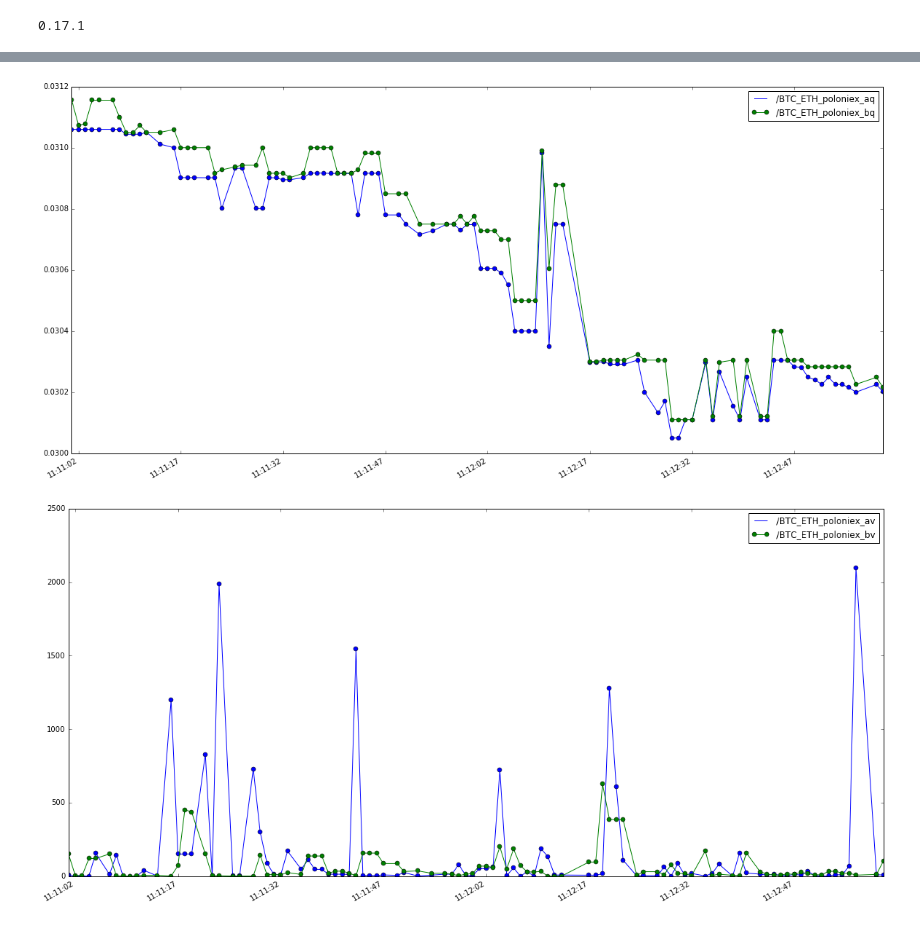
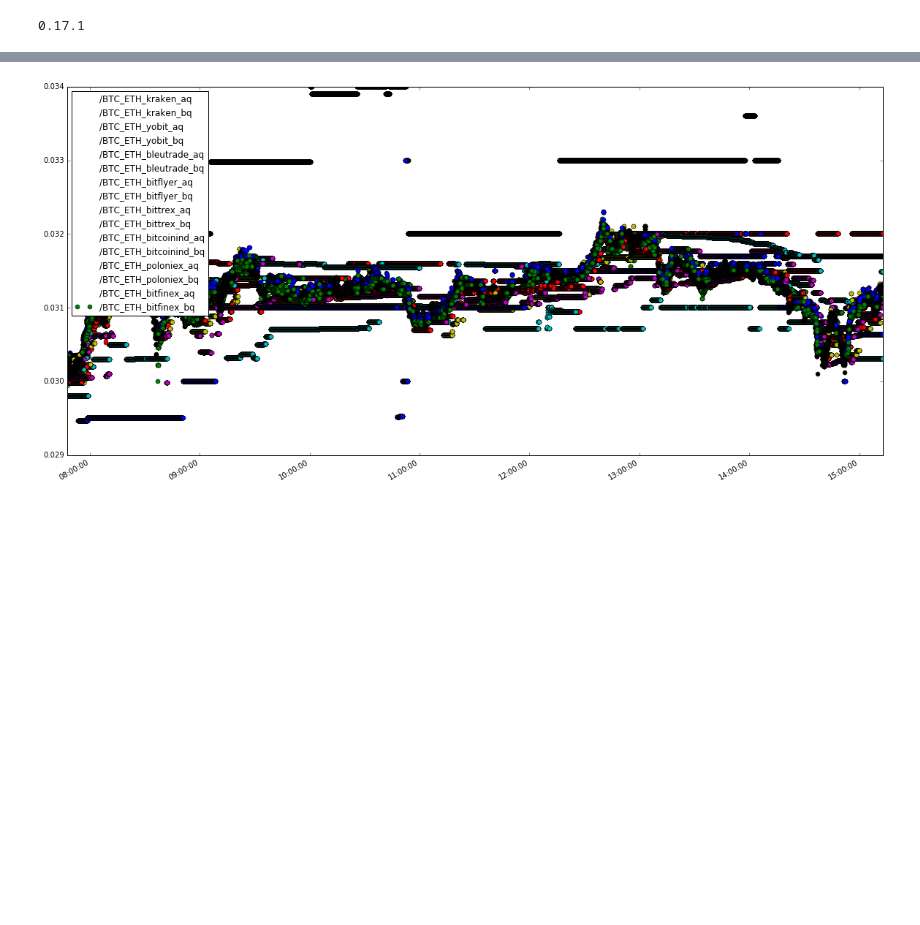
Before and after one commit to portfolioscout/tf, a Jupyter notebook: nb/deptharb.ipynb, the cells around one changed output, grey strips where cells are left out. Saved outputs shown, nothing was run; the diff lists cells and outputs as text; code cells hidden in the pictures; blank space fills up the shorter version.

Commit message:
plot

```diff
--- a/nb/deptharb.ipynb
+++ b/nb/deptharb.ipynb
@@ -14,7 +14,7 @@ import pandas.io.data as web
 import matplotlib.pyplot as plt
 import multiprocessing as mp
 %matplotlib inline
-ff='depth11'
+ff='depth15'
 filename='source/'+ff+'.hd5'
 path='data/'+ff+'_r.hd5'
 print pd.__version__
@@ -73,7 +73,7 @@ def dedupIdx(idx):
 
 def getDataFrame(group):
     idx = getIndex(group)
-    idx=pd.to_datetime(idx,unit='s')
+    idx=pd.to_datetime(idx,unit='ms')
     #idx=dedupIdx(idx)
     columns = getColumns(group)
     tables= getTables(group)['block0_values']
@@ -149,38 +160,38 @@ plotTrades(rtLim=200,exchanges=['bitflyer_bittrex'],dtFrom='2016-05-18 14:30:00'
 # %%
 def plotQuotes(pair='/BTC_ETH',exchanges=[],dtFrom=None,dtTo=None,rtLim=300.0):
     #from :'2016-05-14 02:00:00'
     #to '2016-05-14 02:12:00'
     dfs=getDataFrames(h5)
     fig, axs1 = plt.subplots(1,1,figsize=figsize)
     fig, axs2 = plt.subplots(1,1,figsize=figsize)
     fig, axs3 = plt.subplots(1,1,figsize=figsize)
     for n in dfs.keys():
         cols = list(dfs[n].columns.values)
         if len([c for c in cols if c == 'aq']) <=0:
             continue
 
         if not n.startswith(pair):
             continue
         f=[e for e in exchanges if n.find(e)!=-1]
         if len(exchanges)!=0 and len(f)==0:
             continue
         df=dfs[n].query('rt < '+str(rtLim))
         aq=df['aq'].loc[dtFrom:dtTo]
         bq=df['bq'].loc[dtFrom:dtTo]
         av=df['av'].loc[dtFrom:dtTo]
         bv=df['bv'].loc[dtFrom:dtTo]
 
         rt=df['rt'].loc[dtFrom:dtTo]
 
-        aq.plot(ax=axs1,figsize=figsize,label=n+'_aq',legend=True,marker='o')
-        bq.plot(ax=axs1,figsize=figsize,label=n+'_bq',legend=True,marker='o')
-        av.plot(ax=axs2,figsize=figsize,label=n+'_av',legend=True,marker='o')
-        bv.plot(ax=axs2,figsize=figsize,label=n+'_bv',legend=True,marker='o')
-        rt.plot(ax=axs3,figsize=figsize,label=n+'_rt',legend=True,marker='o')
+        if aq.size >0:
+            aq.plot(ax=axs1,figsize=figsize,label=n+'_aq',legend=True,marker='o',ls='')
+            bq.plot(ax=axs1,figsize=figsize,label=n+'_bq',legend=True,marker='o',ls='')
+            av.plot(ax=axs2,figsize=figsize,label=n+'_av',legend=True,marker='o',ls='')
+            bv.plot(ax=axs2,figsize=figsize,label=n+'_bv',legend=True,marker='o',ls='')
+            rt.plot(ax=axs3,figsize=figsize,label=n+'_rt',legend=True,marker='o',ls='')
 
 #plotQuotes(exchanges=['kraken'],dtFrom='2016-05-14 04:20:25')
 #plotQuotes(exchanges=['poloniex'],dtFrom='2016-05-15 19:11:00',dtTo='2016-05-15 19:41:00')
-plotQuotes(exchanges=['poloniex'],dtFrom='2016-05-18 11:11:00',dtTo='2016-05-18 11:13:00',rtLim=100.0)
+plotQuotes(rtLim=500.0)
 # %% [output]
-[figure, old version]
+[figure, new version]
-[figure, removed]
```
Also changed, not shown: parts of 3 cells of this notebook.
